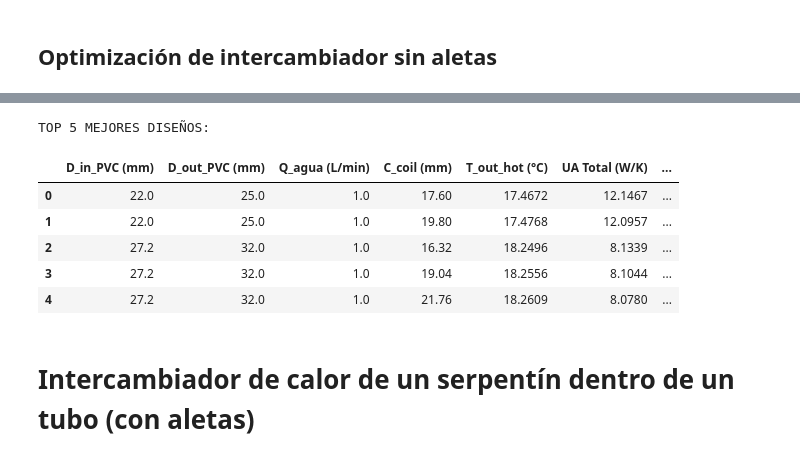
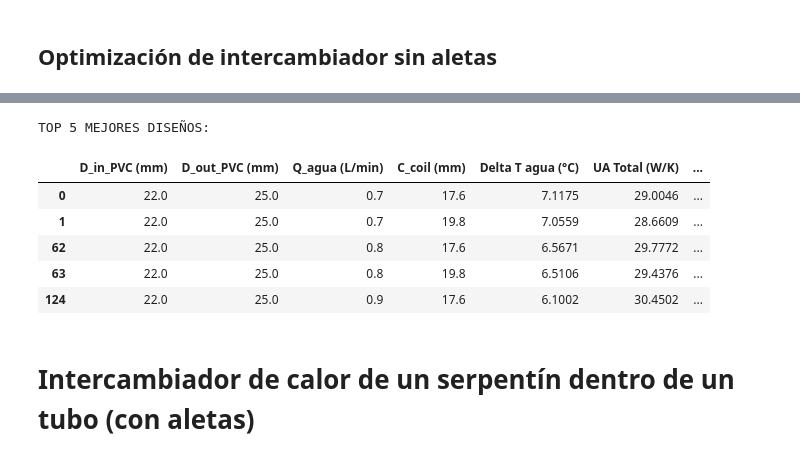
Before and after one commit to AlonsoEspinoza8/Proyecto_Titulo_Enfriador, a Jupyter notebook: Enfriador/coil_heat_exchanger.ipynb, the cells around one changed output, grey strips where cells are left out. Cells and saved outputs as stored; diff of their text form; code cells hidden in the pictures.

```diff
--- a/Enfriador/coil_heat_exchanger.ipynb
+++ b/Enfriador/coil_heat_exchanger.ipynb
@@ -73,7 +77,7 @@ class IntercambiadorSerpentin:
         self.C_coil = C_coil
         self.S_coil = S_coil
         self.P = 101325  # Presión atmosférica en Pa
-        self.cold_fluid = 'Ethanol'
+        self.cold_fluid = 'Water'
         self.roughness = 0.00015e-2 # Rugosidad del cobre en metros
 
     def calcular_propiedades(self):
@@ -208,7 +212,6 @@ class IntercambiadorSerpentin:
             # Calculate friction factor using Swamee-Jain equation
             self.f_straight = 0.25 / ( ( ( np.log10( ((self.roughness / self.D_in_hot) / 3.7) + (5.74 / (self.Re_hot ** 0.9))) ) ) ** 2)
 
-
     def perdidas_helice(self):
 
         # Calculamos las pérdidas de fricción debido a la geometría helicoidal
@@ -224,6 +227,10 @@ class IntercambiadorSerpentin:
 
         self.altura_perdidas = (self.f_helice * self.Length / self.D_in_hot) * (self.velocity_hot ** 2) / (2 * 9.81)
 
+    def chequear_geometria_serpentin(self):
+
+        factor_diseño = 2
+        self.cumple_restriccion_geometrica = self.C_coil > self.D_out_hot * factor_diseño
 
     def grafico_intercambiador(self):
 
@@ -275,6 +282,7 @@ class IntercambiadorSerpentin:
         self.verificar_rangos_correlacion()
         self.perdidas_tubo_recto()
         self.perdidas_helice()
+        self.chequear_geometria_serpentin()
         # self.resumen()
         # self.grafico_intercambiador()
 # %% [markdown]
@@ -300,7 +308,6 @@ intercambiador.ejecutar()
 # %%
 # 0. Definición de parámetros fijos
 
-Q_hot = 1 * 0.001 / 60 # (pasamos de L/min a m³/s)
 Q_cold = 15 * 0.001 / 60 # (pasamos de L/min a m³/s)
 T_in_hot = 20 + 273.15  # Temperatura de entrada del fluido caliente (K)
 T_in_cold = 4 + 273.15  # Temperatura de entrada del fluido frío (K)
@@ -312,6 +319,8 @@ S_coil = 1.5*D_out_hot # Paso del serpentín (m)
 t_aleta = 1e-3 # Espesor de la aleta (m)
 
 # 1. Definición de los espacios de búsqueda
+possible_hot_flow_rates = np.array([0.7, 0.8, 0.9, 1]) * 0.001 / 60 # De 0.5 a 1 L/min, convertidos a m³/s
+
 # Diámetros comerciales de PVC
 # https://catalogo.extension.cchc.cl/documentos/documentos/16094.pdf
 possible_cold_inner_diameters = np.array([8, 10, 13.6, 17, 22, 27.2, 34, 42.6, 53.6, 63.8, 76.6, 93.6, 106.4, 119.2]) * 1e-3
@@ -320,40 +329,41 @@ possible_cold_outer_diameters = np.array([10, 12, 16, 20, 25, 32, 40, 50, 63, 75
 # Proporciones del serpentín respecto al tubo de PVC (del 10% al 90%)
 proporciones_serpentin = np.linspace(0.1, 0.9, 9)
 
-
 results = []
 
 # 2. Bucle anidado para explorar todas las combinaciones
 
-for D_cold_in, D_cold_out in zip(possible_cold_inner_diameters, possible_cold_outer_diameters):
-    for proporcion in proporciones_serpentin:
+for Q_hot in possible_hot_flow_rates:
 
-        # Calculamos el diámetro del serpentín para esta proporción
-        C_coil_dinamico = proporcion * D_cold_in
+    for D_cold_in, D_cold_out in zip(possible_cold_inner_diameters, possible_cold_outer_diameters):
+        for proporcion in proporciones_serpentin:
 
-        # Instanciamos y ejecutamos el modelo
-        intercambiador = IntercambiadorSerpentin(
-            Q_hot, Q_cold, T_in_hot, T_in_cold, D_in_hot, D_out_hot,
-            D_cold_in, D_cold_out, Length, k_tube, C_coil_dinamico, S_coil
-        )
-        intercambiador.ejecutar()
+            # Calculamos el diámetro del serpentín para esta proporción
+            C_coil_dinamico = proporcion * D_cold_in
 
-        if (not intercambiador.laminar_hot) or (not intercambiador.correlacion_hot_valida):
-            continue
-        else:
-            # Guardamos los resultados
-            results.append({
-                'D_in_PVC (mm)': round(D_cold_in * 1000, 4),
-                'D_out_PVC (mm)': round(D_cold_out * 1000, 4),
-                'Q_agua (L/min)': round(intercambiador.Q_hot * 1000 * 60, 2),
-                'C_coil (mm)': round(C_coil_dinamico * 1000, 4),
-                'T_out_hot (°C)': round(intercambiador.T_out_hot - 273.15, 4),
-                'UA Total (W/K)': round(intercambiador.UA_total, 4),
-                'Efectividad': round(intercambiador.efectividad, 4),
-                'Altura Serpentín (m)': round(intercambiador.altura_serpentin_total, 4),
-                'Número de Vueltas': round(intercambiador.N_vueltas, 4),
-                'Altura Perdidas (m)': round(intercambiador.altura_perdidas, 4)
-            })
+            # Instanciamos y ejecutamos el modelo
+            intercambiador = IntercambiadorSerpentin(
+                Q_hot, Q_cold, T_in_hot, T_in_cold, D_in_hot, D_out_hot,
+                D_cold_in, D_cold_out, Length, k_tube, C_coil_dinamico, S_coil
+            )
+            intercambiador.ejecutar()
+
+            if (not intercambiador.laminar_hot) or (not intercambiador.correlacion_hot_valida) or not intercambiador.cumple_restriccion_geometrica:
+                continue
+            else:
+                # Guardamos los resultados
+                results.append({
+                    'D_in_PVC (mm)': round(D_cold_in * 1000, 4),
+                    'D_out_PVC (mm)': round(D_cold_out * 1000, 4),
+                    'Q_agua (L/min)': round(intercambiador.Q_hot * 1000 * 60, 2),
+                    'C_coil (mm)': round(C_coil_dinamico * 1000, 4),
+                    'Delta T agua (°C)': round(intercambiador.T_in_hot - intercambiador.T_out_hot, 4),
+                    'UA Total (W/K)': round(intercambiador.UA_total, 4),
+                    'Efectividad': round(intercambiador.efectividad, 4),
+                    'Altura Serpentín (m)': round(intercambiador.altura_serpentin_total, 4),
+                    'Número de Vueltas': round(intercambiador.N_vueltas, 4),
+                    'Altura Perdidas (m)': round(intercambiador.altura_perdidas, 4)
+                })
 
 # 3. Análisis con Pandas
 
@@ -365,7 +375,7 @@ pd.set_option('display.width', 1000)
 df_resultados = pd.DataFrame(results)
 
 # Encontramos el índice de la fila con la menor temperatura de salida
-indice_optimo = df_resultados['T_out_hot (°C)'].idxmin()
+indice_optimo = df_resultados['Delta T agua (°C)'].idxmax()
 configuracion_optima = df_resultados.loc[indice_optimo]
 
 # 4. Mostrar resultados
@@ -377,7 +387,7 @@ print("\nCONFIGURACIÓN ÓPTIMA ENCONTRADA:")
 display(configuracion_optima.to_frame().T)
 
 print("\nTOP 5 MEJORES DISEÑOS:")
-top_5 = df_resultados.sort_values(by='T_out_hot (°C)').head(5)
+top_5 = df_resultados.sort_values(by='Delta T agua (°C)', ascending=False).head(5)
 # display() renderiza la tabla completa en Jupyter Notebook
 display(top_5)
 
@@ -393,10 +403,10 @@ CONFIGURACIÓN ÓPTIMA ENCONTRADA:
 TOP 5 MEJORES DISEÑOS:
-|  | D_in_PVC (mm) | D_out_PVC (mm) | Q_agua (L/min) | C_coil (mm) | T_out_hot (°C) | UA Total (W/K) | ... |
-| 0 | 22.0 | 25.0 | 1.0 | 17.60 | 17.4672 | 12.1467 | ... |
-| 1 | 22.0 | 25.0 | 1.0 | 19.80 | 17.4768 | 12.0957 | ... |
-| 2 | 27.2 | 32.0 | 1.0 | 16.32 | 18.2496 | 8.1339 | ... |
-| 3 | 27.2 | 32.0 | 1.0 | 19.04 | 18.2556 | 8.1044 | ... |
-| 4 | 27.2 | 32.0 | 1.0 | 21.76 | 18.2609 | 8.0780 | ... |
+|  | D_in_PVC (mm) | D_out_PVC (mm) | Q_agua (L/min) | C_coil (mm) | Delta T agua (°C) | UA Total (W/K) | ... |
+| 0 | 22.0 | 25.0 | 0.7 | 17.6 | 7.1175 | 29.0046 | ... |
+| 1 | 22.0 | 25.0 | 0.7 | 19.8 | 7.0559 | 28.6609 | ... |
+| 62 | 22.0 | 25.0 | 0.8 | 17.6 | 6.5671 | 29.7772 | ... |
+| 63 | 22.0 | 25.0 | 0.8 | 19.8 | 6.5106 | 29.4376 | ... |
+| 124 | 22.0 | 25.0 | 0.9 | 17.6 | 6.1002 | 30.4502 | ... |
 # %% [markdown]
 # Intercambiador de calor de un serpentín dentro de un tubo (con aletas)
 # %% [markdown]
```
Also changed, not shown: parts of 4 cells of this notebook, 7 other files.
